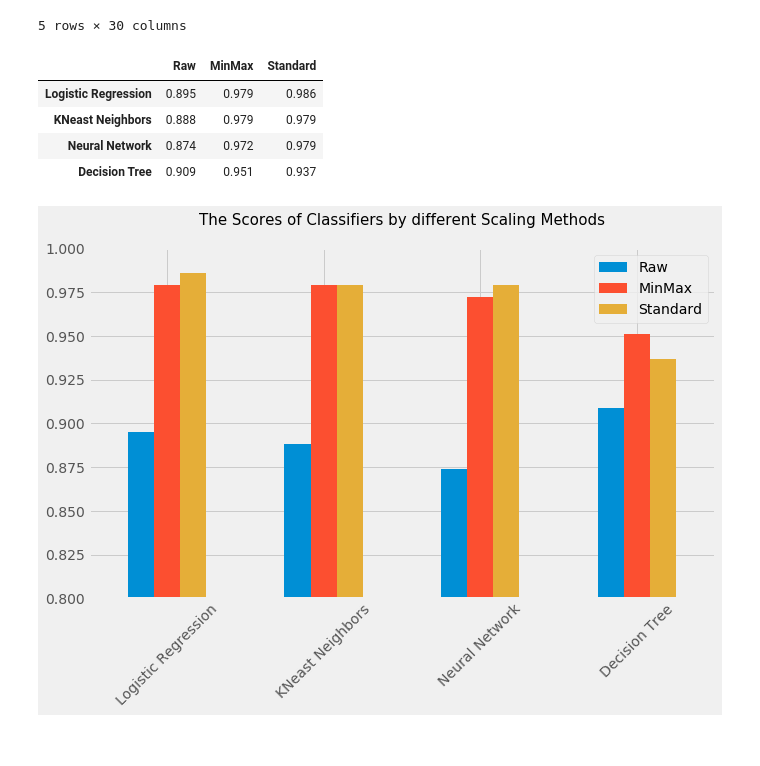
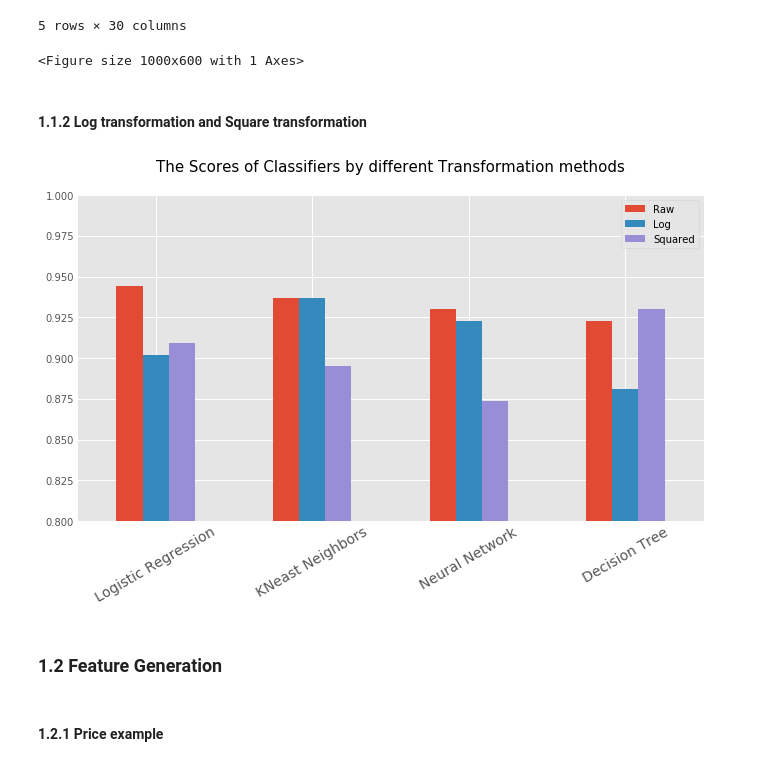
Before and after one commit to herbwood/study_datascience, a Jupyter notebook: coursera/1_02.feature_preprocessing_generation.ipynb, the cells around one changed output. Cells and saved outputs as stored; diff of their text form; code cells hidden in the pictures.

```diff
--- a/coursera/1_02.feature_preprocessing_generation.ipynb
+++ b/coursera/1_02.feature_preprocessing_generation.ipynb
@@ -42,6 +45,11 @@ data_minmax = minmax.transform(data)
 standard = StandardScaler()
 standard.fit(data)
 data_standard = standard.transform(data)
+
+log_reg = LogisticRegression()
+knn = KNeighborsClassifier()
+nn = MLPClassifier()
+dtree = DecisionTreeClassifier()
 
 # compare classifiers
 classifiers = [log_reg, knn, nn, dtree]
@@ -68,24 +76,51 @@ standard_data = compare_classifiers(classifiers, name, data_standard, target)
 results = pd.DataFrame([raw_data, minmax_data, standard_data], columns = name)
 results.index = ['Raw', 'MinMax', 'Standard']
 results = results.T
-results
+
+# visualize the results
+import matplotlib.pyplot as plt
+
+plt.style.use('fivethirtyeight')
+
+ax = results.plot(kind='bar', figsize=(10, 6))
+ax.set_ylim(0.8, 1.0)
+ax.set_title("The Scores of Classifiers by different Scaling Methods\n", fontsize=15)
+ax.set_xticklabels(name, rotation=30, fontsize=14)
+
+plt.show()
 # %% [output]
-|  | Raw | MinMax | Standard |
-| Logistic Regression | 0.895 | 0.979 | 0.986 |
-| KNeast Neighbors | 0.888 | 0.979 | 0.979 |
-| Neural Network | 0.874 | 0.972 | 0.979 |
-| Decision Tree | 0.909 | 0.951 | 0.937 |
+<Figure size 1000x600 with 1 Axes>
+# %% [markdown]
+#### 1.1.2 Log transformation and Square transformation
 # %%
+import numpy as np
+
+data_log = np.log(data + 1)
+data_square = np.square(data)
+
+raw_data = compare_classifiers(classifiers, name, data, target)
+log_data = compare_classifiers(classifiers, name, data_log, target)
+square_data = compare_classifiers(classifiers, name, data_square, target)
+
+# make dataframe of the results
+results = pd.DataFrame([raw_data, log_data, square_data], columns = name)
+results.index = ['Raw', 'Log', 'Squared']
+results = results.T
+
 # visualize the results
 import matplotlib.pyplot as plt
 
-plt.style.use('fivethirtyeight')
+plt.style.use('ggplot')
 
 ax = results.plot(kind='bar', figsize=(10, 6))
 ax.set_ylim(0.8, 1.0)
-ax.set_title("The Scores of Classifiers by different Scaling Methods\n", fontsize=15)
-ax.set_xticklabels(name, rotation=45, fontsize=14)
+ax.set_title("The Scores of Classifiers by different Transformation methods\n", fontsize=15)
+ax.set_xticklabels(name, rotation=30, fontsize=14)
 
 plt.show()
 # %% [output]
-[figure, old version]
+[figure, new version]
+# %% [markdown]
+### 1.2 Feature Generation
+# %% [markdown]
+#### 1.2.1 Price example
```
Also changed, not shown: parts of 21 cells of this notebook.
